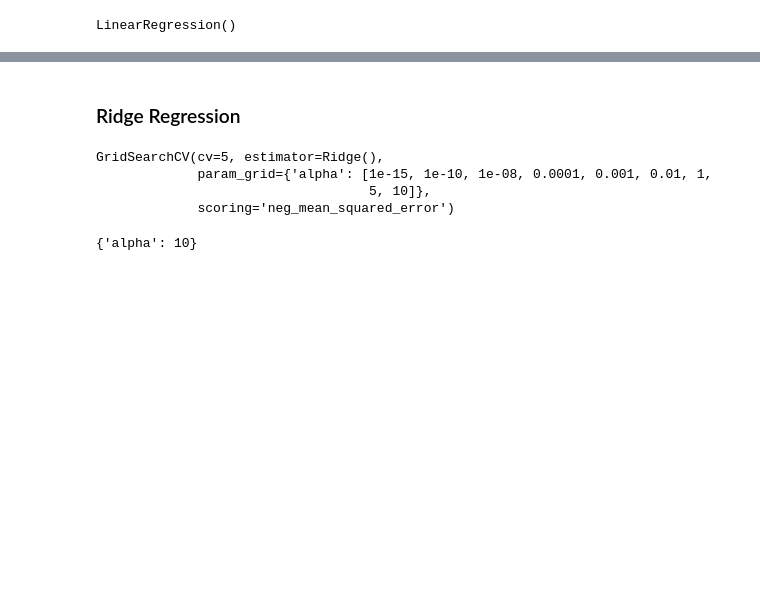
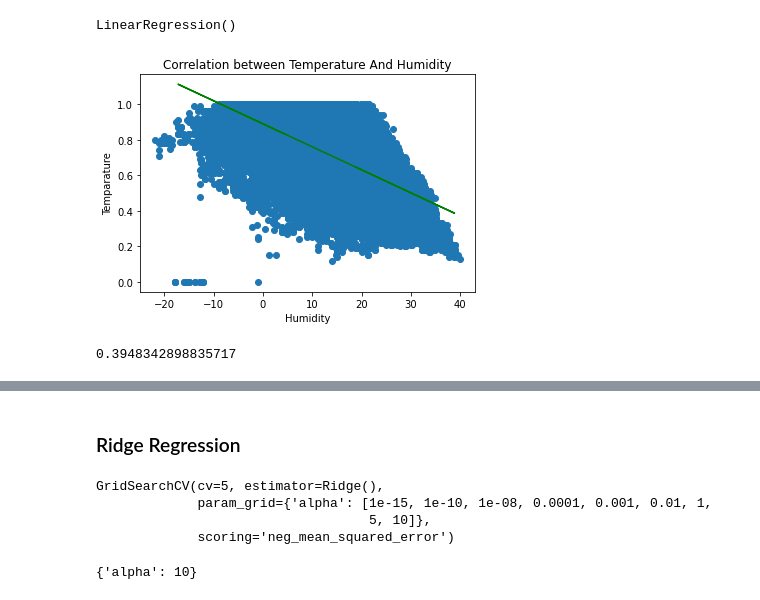
Before and after one commit to nikgreg99/weather-analysis-machine-learning, a Jupyter notebook: Weather Forecast - en.ipynb, the cells around one changed output, grey strips where cells are left out. Drawn from its saved outputs; the diff is of its cells as text; code cells hidden in the pictures; blank space fills up the shorter version.

```diff
--- a/Weather Forecast - en.ipynb
+++ b/Weather Forecast - en.ipynb
@@ -200,7 +147,0 @@ plt.show()
-# %%
-#Try to predict "real" data
-yTestPredicted = reg.predict(xTest)
-RMSETest = np.sqrt(mean_squared_error(yTest,yTestPredicted))
-R2Test = reg.score(xTest,yTest)
-print(f"RMSE score test: {RMSETest}")
-print(f"R2 score test: {R2Test}")
@@ -264,10 +203,29 @@ df
 # %%
 [dfTrain,dfTest] = train_test_split(df,random_state=1,test_size=testPortion)
+# %%
+xTrain = dfTrain["Humidity"].values
+xTest  = dfTest["Temperature"].values
+yTrain = dfTrain["Humidity"].values
+yTest  = dfTest["Temperature"].values
+
+xTrain = np.reshape(xTrain,(-1,1))
+xTest = np.reshape(xTest,(-1,1))
 # %%
 linReg = LinearRegression()
-xTrain = df["Humidity"].values
-yTrain = df["Precip Type"]
-xTrain = np.reshape(xTrain,(-1,1))
 linReg.fit(xTrain,yTrain)
 # %% [output]
 LinearRegression()
+# %%
+yTestPredict = linReg.predict(xTest)
+plt.scatter(xTrain,yTrain)
+plt.plot(xTest , yTestPredicted, color = "green")
+plt.xlabel("Humidity")
+plt.ylabel("Temparature")
+plt.title("Correlation between Temperature And Humidity")
+plt.show()
+# %% [output]
+[figure, added]
+# %%
+linReg.score(xTest,yTest)
+# %% [output]
+0.3948342898835717
```
Also changed, not shown: parts of 48 cells of this notebook.
